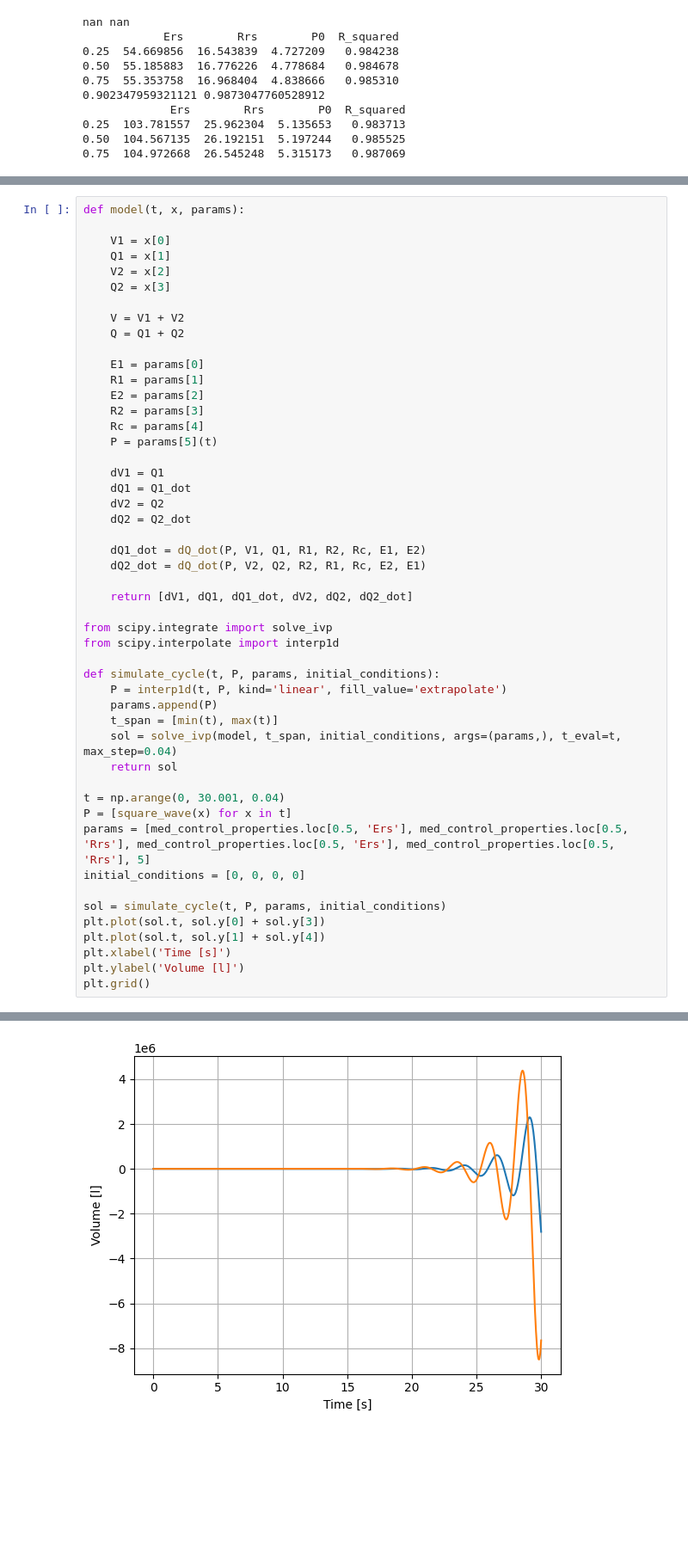
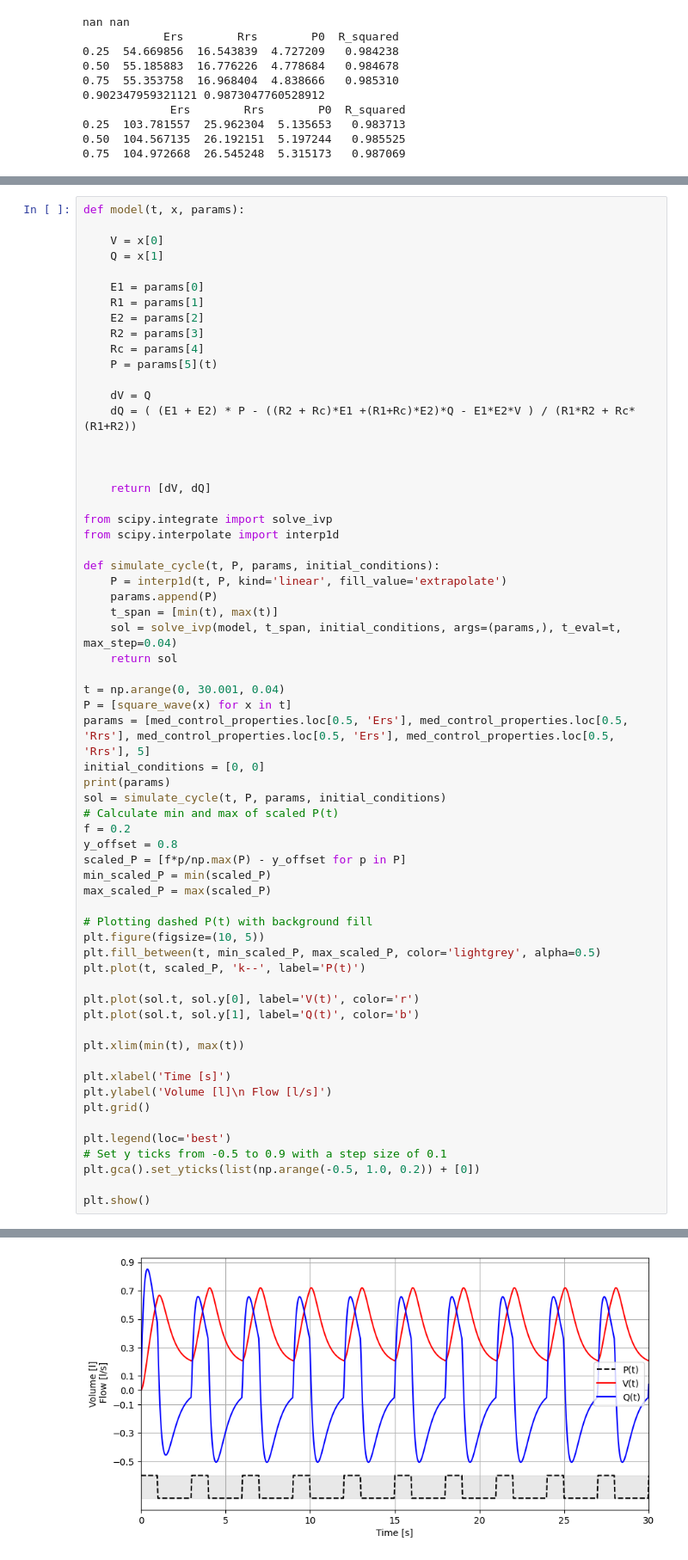
Before and after one commit to julienbrandoit/GBIO0014-2---ARDS-and-healthy-lungs-analysis, a Jupyter notebook: project.ipynb, the cells around one changed output, grey strips where cells are left out. Shown at 86% size. Cells and saved outputs as stored; diff of their text form; blank space fills up the shorter version.

```diff
--- a/project.ipynb
+++ b/project.ipynb
@@ -261,13 +261,8 @@ plt.show()
 # %%
 def model(t, x, params):
 
-    V1 = x[0]
-    Q1 = x[1]
-    V2 = x[2]
-    Q2 = x[3]
-
-    V = V1 + V2
-    Q = Q1 + Q2
+    V = x[0]
+    Q = x[1]
 
     E1 = params[0]
     R1 = params[1]
@@ -276,15 +271,12 @@ def model(t, x, params):
     Rc = params[4]
     P = params[5](t)
 
-    dV1 = Q1
-    dQ1 = Q1_dot
-    dV2 = Q2
-    dQ2 = Q2_dot
+    dV = Q
+    dQ = ( (E1 + E2) * P - ((R2 + Rc)*E1 +(R1+Rc)*E2)*Q - E1*E2*V ) / (R1*R2 + Rc*(R1+R2))
 
-    dQ1_dot = dQ_dot(P, V1, Q1, R1, R2, Rc, E1, E2)
-    dQ2_dot = dQ_dot(P, V2, Q2, R2, R1, Rc, E2, E1)
 
-    return [dV1, dQ1, dQ1_dot, dV2, dQ2, dQ2_dot]
+
+    return [dV, dQ]
 
 from scipy.integrate import solve_ivp
 from scipy.interpolate import interp1d
@@ -299,12 +291,33 @@ def simulate_cycle(t, P, params, initial_conditions):
 t = np.arange(0, 30.001, 0.04)
 P = [square_wave(x) for x in t]
 params = [med_control_properties.loc[0.5, 'Ers'], med_control_properties.loc[0.5, 'Rrs'], med_control_properties.loc[0.5, 'Ers'], med_control_properties.loc[0.5, 'Rrs'], 5]
-initial_conditions = [0, 0, 0, 0]
+initial_conditions = [0, 0]
+print(params)
+sol = simulate_cycle(t, P, params, initial_conditions)
+# Calculate min and max of scaled P(t)
+f = 0.2
+y_offset = 0.8
+scaled_P = [f*p/np.max(P) - y_offset for p in P]
+min_scaled_P = min(scaled_P)
+max_scaled_P = max(scaled_P)
 
-sol = simulate_cycle(t, P, params, initial_conditions)
-plt.plot(sol.t, sol.y[0] + sol.y[3])
-plt.plot(sol.t, sol.y[1] + sol.y[4])
+# Plotting dashed P(t) with background fill
+plt.figure(figsize=(10, 5))
+plt.fill_between(t, min_scaled_P, max_scaled_P, color='lightgrey', alpha=0.5)
+plt.plot(t, scaled_P, 'k--', label='P(t)')
+
+plt.plot(sol.t, sol.y[0], label='V(t)', color='r')
+plt.plot(sol.t, sol.y[1], label='Q(t)', color='b')
+
+plt.xlim(min(t), max(t))
+
 plt.xlabel('Time [s]')
-plt.ylabel('Volume [l]')
+plt.ylabel('Volume [l]\n Flow [l/s]')
 plt.grid()
+
+plt.legend(loc='best')
+# Set y ticks from -0.5 to 0.9 with a step size of 0.1
+plt.gca().set_yticks(list(np.arange(-0.5, 1.0, 0.2)) + [0])
+
+plt.show()
 # %% [output]
@@ -311 +325 @@ plt.grid()
-[figure, old version]
+[figure, new version]
```
Also changed, not shown: parts of 1 cell of this notebook.
